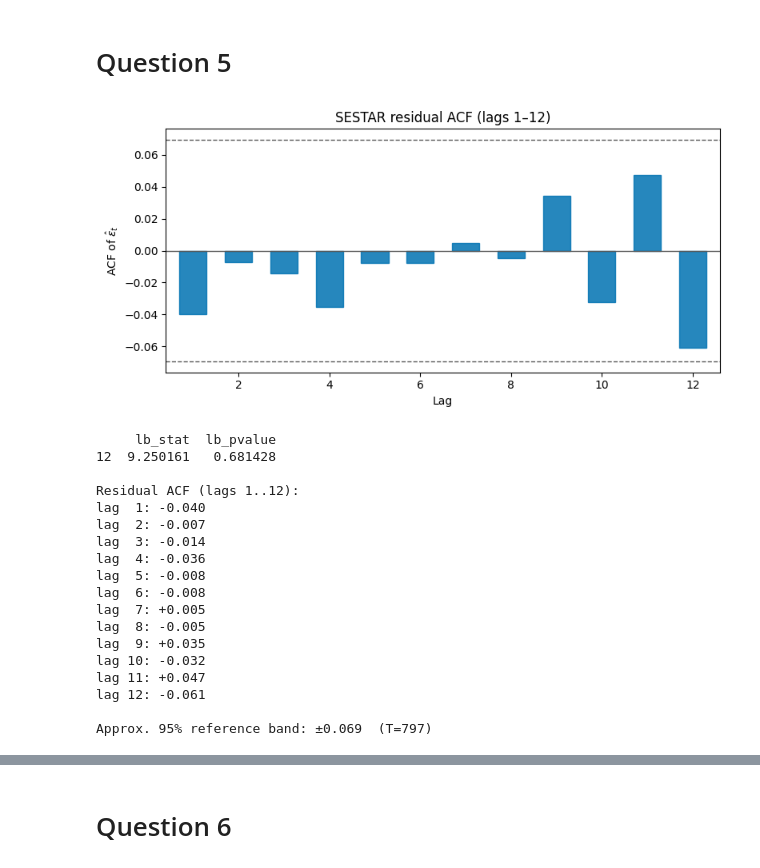
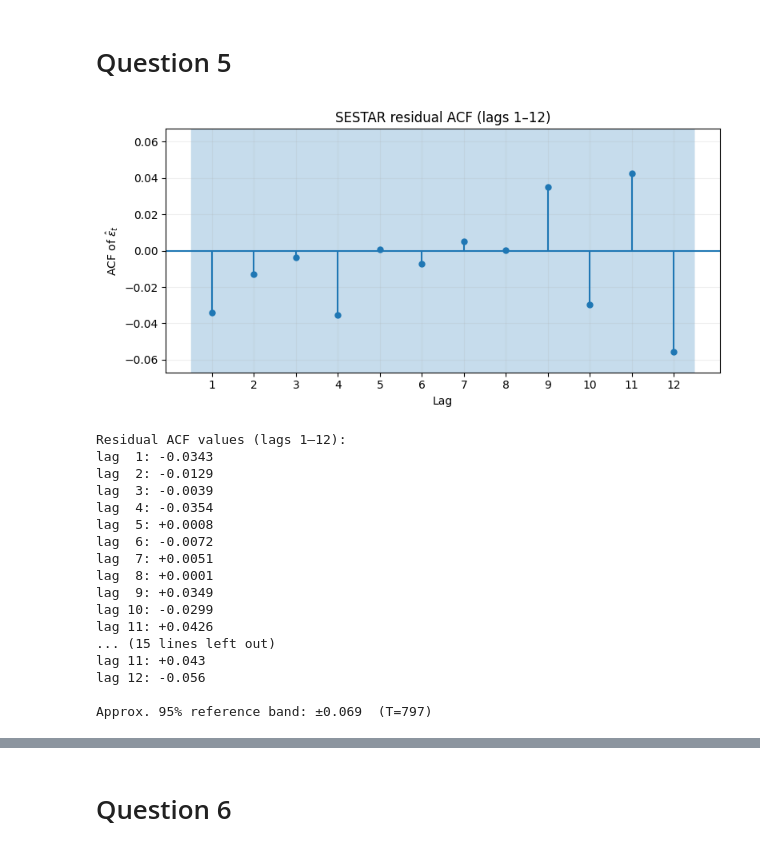
Before and after one commit to avril-rdgz/E_EORM_AECTR_GA2, a Jupyter notebook: Main_notebook_GA2.ipynb, the cells around one changed output, grey strips where cells are left out. Saved outputs shown, nothing was run; the diff lists cells and outputs as text; code cells hidden in the pictures.

```diff
--- a/Main_notebook_GA2.ipynb
+++ b/Main_notebook_GA2.ipynb
@@ -111,20 +120,21 @@ Total Loss for STAR: 5.435420
 # %%
 def estimate_model(theta_init, model_name, x, y=None):
 
-  result = minimize(get_total_loss,
-                    x0=theta_init,
-                    bounds=param_bounds,
+  result = minimize(get_avg_total_loss,
+                    theta_init,
                     args=(model_name, x, y),
-                    method='L-BFGS-B')
+                    method='BFGS',
+                    options={'maxiter': 100,'gtol':1e-8})
+
 
   if model_name not in model_names:
     raise ValueError('Invalid model name specified.')
 
   if not result.success:
-    print(f'\nWarning: Optimization failed for {model_name}.')
-    print(f'Message: {result.message}\n')
+     print(f'\nWarning: Optimization failed for {model_name}.')
+     print(f'Message: {result.message}\n')
   else:
-    print(f'\nOptimization successful for {model_name}. Total Loss: {result.fun:.6f}\n')
+     print(f'\nOptimization successful for {model_name}. Total Loss: {result.fun:.6f}\n')
 
   return result.x, result.fun
 
@@ -307,7 +335,7 @@ sign(dG/dz) = 1.0
 # %%
 # Results for Q5 (SESTAR residuals, ACF (lags 1–12), and Ljung–Box test)
 
-# 1) Read parameters and series
+# 1) Parameters and series
 theta_sestar = np.asarray(results_Q3["SESTAR"]["theta"])
 mu, delta, gamma, alpha, beta = theta_sestar
 date = pd.to_datetime(df_log_diff["DATE"])
@@ -337,55 +365,64 @@ def sample_acf(series, max_lag):
         acfs.append(num / denom)
     return np.array(acfs)
 
 max_lag = 12
 rho = sample_acf(eps_valid, max_lag=max_lag)
 ci = 1.96 / np.sqrt(T)  # ~95% reference band for white noise
 
 # 4) Plot ACF bars (single, main figure)
-lags = np.arange(1, max_lag+1)
+max_lag = 12
+acf_vals = acf(eps_valid, nlags=max_lag, fft=False)[1:]  # drop lag 0
+lags = np.arange(1, max_lag + 1)
+
 fig, ax = plt.subplots(figsize=(8, 4))
-ax.bar(lags, rho, width=0.6, color="#0072B2", edgecolor="#0072B2", alpha=0.85)
-ax.axhline(0, color="#595959", lw=1)
-ax.axhline(+ci, color="#595959", lw=1, ls="--")
-ax.axhline(-ci, color="#595959", lw=1, ls="--")
-ax.set_xlim(0.4, max_lag + 0.6)
+plot_acf(eps_valid, lags=max_lag, ax=ax, fft=False, zero=False)
+ylim = 1.2 * np.nanmax(np.abs(acf_vals))
+ax.set_xticks(lags)
+ax.set_xticklabels([str(lag) for lag in lags])
+ax.set_ylim(-min(1, ylim), min(1, ylim))
 ax.set_xlabel("Lag")
 ax.set_ylabel(r"ACF of $\hat{\varepsilon}_t$")
 ax.set_title("SESTAR residual ACF (lags 1–12)")
+ax.grid(alpha=0.2)
 plt.tight_layout()
+plt.savefig(f'Q5_ACF_SESTAR.png', bbox_inches='tight', dpi=300)
 plt.show()
+
+
+print("Residual ACF values (lags 1–12):")
+for h, r in zip(lags, acf_vals):
+    print(f"lag {h:2d}: {r:+.4f}")
 
 # 5) Ljung–Box test up to lag 12
 if acorr_ljungbox is not None:
     lb = acorr_ljungbox(eps_valid, lags=[12], return_df=True)  # columns: lb_stat, lb_pvalue
     print(lb)
 else:
     print("statsmodels not available -> skipped Ljung–Box test.")
 
 # 6) Print ACF values and CI
 print("\nResidual ACF (lags 1..12):")
 for h, r in zip(lags, rho):
     print(f"lag {h:2d}: {r:+.3f}")
 print(f"\nApprox. 95% reference band: ±{ci:.3f}  (T={T})")
 
 plt.show()
 # %% [output]
-[figure, old version]
+[figure, new version]
-     lb_stat  lb_pvalue
-12  9.250161   0.681428
-
-Residual ACF (lags 1..12):
-lag  1: -0.040
-lag  2: -0.007
-lag  3: -0.014
-lag  4: -0.036
-lag  5: -0.008
-lag  6: -0.008
-lag  7: +0.005
-lag  8: -0.005
-lag  9: +0.035
-lag 10: -0.032
-lag 11: +0.047
-lag 12: -0.061
+Residual ACF values (lags 1–12):
+lag  1: -0.0343
+lag  2: -0.0129
+lag  3: -0.0039
+lag  4: -0.0354
+lag  5: +0.0008
+lag  6: -0.0072
+lag  7: +0.0051
+lag  8: +0.0001
+lag  9: +0.0349
+lag 10: -0.0299
+lag 11: +0.0426
+... (15 lines left out)
+lag 11: +0.043
+lag 12: -0.056
 
 Approx. 95% reference band: ±0.069  (T=797)
```
Also changed, not shown: parts of 12 cells of this notebook, 2 other files.
